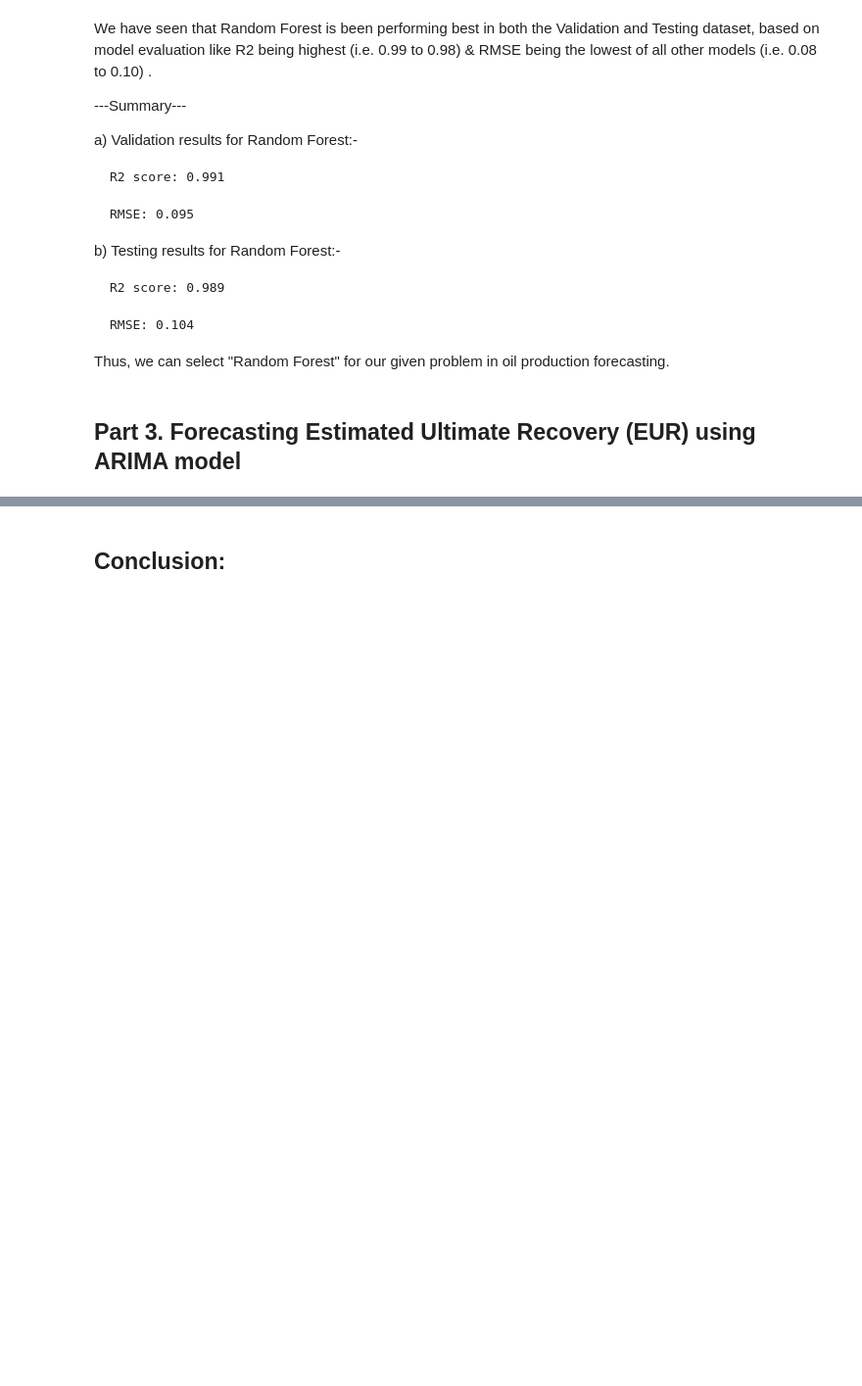
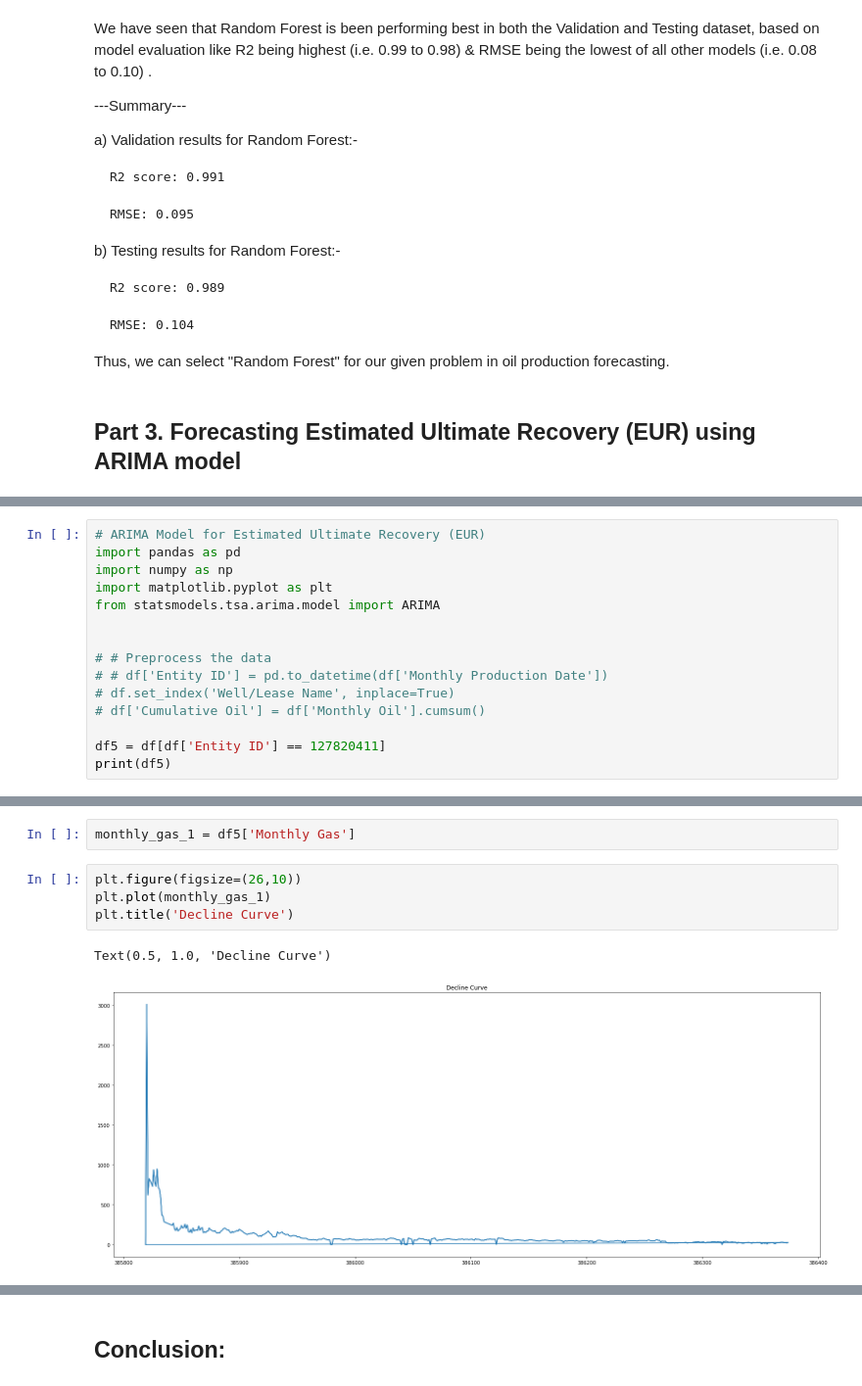
Before and after one commit to ManishRawat07/PETR6397-Final-Project-Oil-Production-Forecasting-using-Machine-Learning, a Jupyter notebook: Oil Production forecasting.ipynb, the cells around one changed output, grey strips where cells are left out. Shown at 98% size. Cells and saved outputs as stored; diff of their text form; blank space fills up the shorter version.

Commit message:
ARIMA Model

```diff
--- a/Oil Production forecasting.ipynb
+++ b/Oil Production forecasting.ipynb
@@ -676,0 +704,15 @@ Thus, we can select "Random Forest" for our given problem in oil production fore
+# %%
+# ARIMA Model for Estimated Ultimate Recovery (EUR)
+import pandas as pd
+import numpy as np
+import matplotlib.pyplot as plt
+from statsmodels.tsa.arima.model import ARIMA
+
+
+# # Preprocess the data
+# # df['Entity ID'] = pd.to_datetime(df['Monthly Production Date'])
+# df.set_index('Well/Lease Name', inplace=True)
+# df['Cumulative Oil'] = df['Monthly Oil'].cumsum()
+
+df5 = df[df['Entity ID'] == 127820411]
+print(df5)
@@ -676,0 +737,9 @@ Thus, we can select "Random Forest" for our given problem in oil production fore
+# %%
+monthly_gas_1 = df5['Monthly Gas']
+# %%
+plt.figure(figsize=(26,10))
+plt.plot(monthly_gas_1)
+plt.title('Decline Curve')
+# %% [output]
+Text(0.5, 1.0, 'Decline Curve')
+[figure, added]
```
Also changed, not shown: parts of 39 cells of this notebook, 1 other file.
